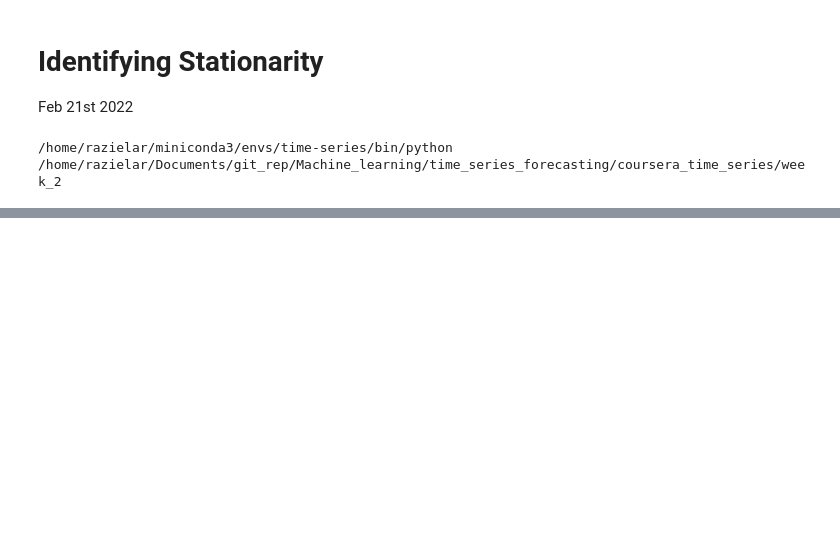
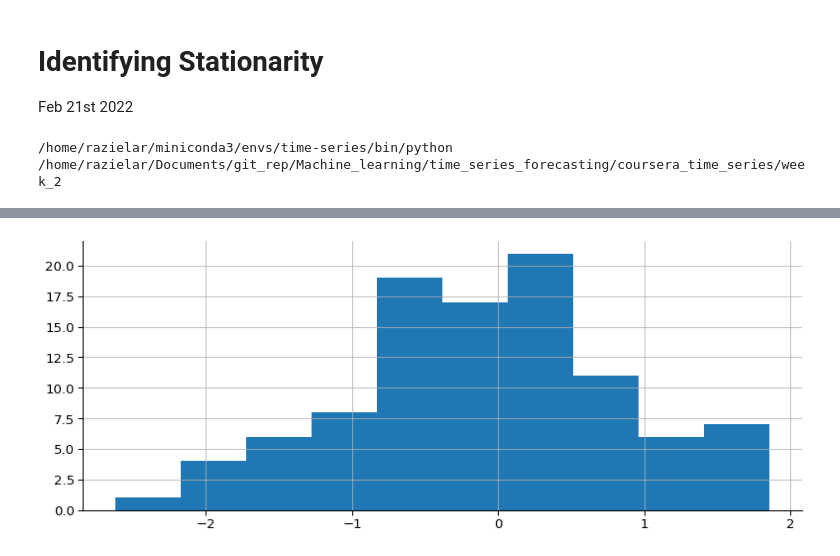
Before and after one commit to razielar/coursera_time_series_forecasting, a Jupyter notebook: coursera_time_series/week_2/identifying.stationarity.ipynb, the cells around one changed output, grey strips where cells are left out. Cells and saved outputs as stored; diff of their text form; code cells hidden in the pictures; blank space fills up the shorter version.

```diff
--- a/coursera_time_series/week_2/identifying.stationarity.ipynb
+++ b/coursera_time_series/week_2/identifying.stationarity.ipynb
@@ -25,0 +79,5 @@ from src.timeseriesFunctions import plot_time_series
+# %%
+pd.Series(stationary).hist()
+plt.show()
+# %% [output]
+[figure, added]
```
Also changed, not shown: parts of 15 cells of this notebook.
